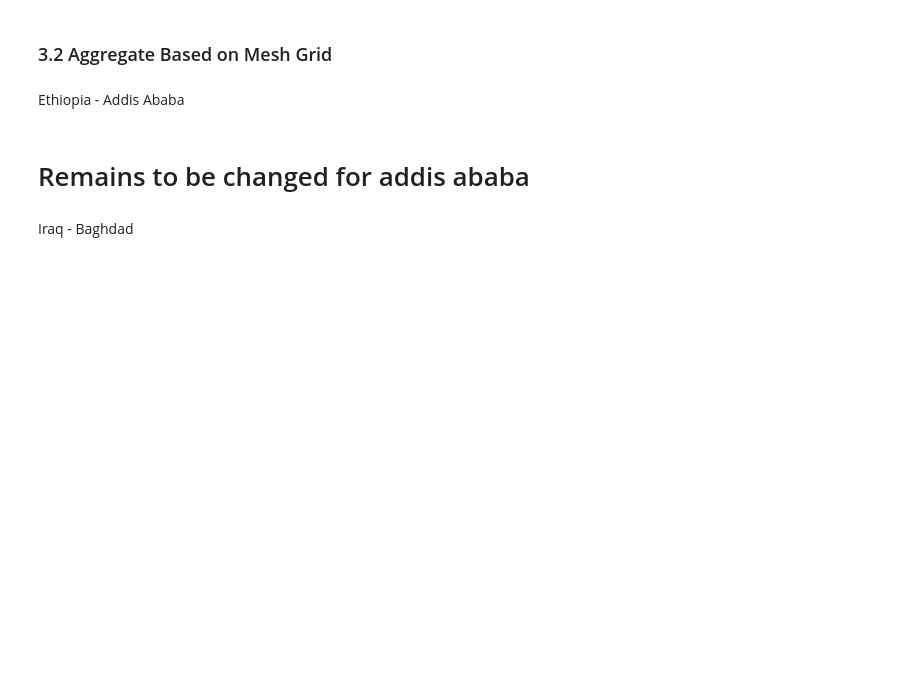
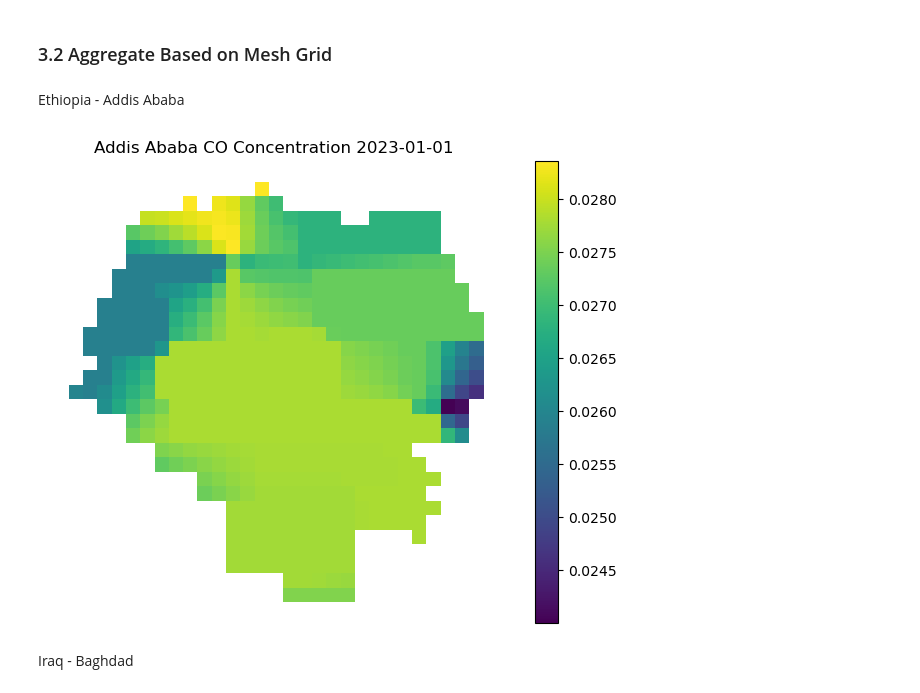
Before and after one commit to yixuan228/air-pollution-mobility-research-project, a Jupyter notebook: notebooks/1_air_pollution_data_analysis.ipynb, the cells around one changed output. Drawn from its saved outputs; the diff is of its cells as text; code cells hidden in the pictures; blank space fills up the shorter version.

```diff
--- a/notebooks/1_air_pollution_data_analysis.ipynb
+++ b/notebooks/1_air_pollution_data_analysis.ipynb
@@ -811,7 +685,5 @@ lyr_addis_name = fiona.listlayers(mesh_addis)[0]         # control layer number
 lyr_baghdad_name = fiona.listlayers(mesh_baghdad)[0]
 # %% [markdown]
 Ethiopia - Addis Ababa
-# %% [markdown]
-# Remains to be changed for addis ababa
 # %%
 # Aggregate Ethiopia - Addis Ababa
@@ -824,4 +696,10 @@ aggregate_data(
     )
+# %%
+demo_mesh = gpd.read_file(DATA_PATH / 'addis-empty-mesh-data'/'addis-ababa-2023-01-01.gpkg')
+plot_mesh(mesh=demo_mesh, feature='CO_mean', title="Addis Ababa CO Concentration 2023-01-01 ", show_edges=False)
+plt.show()
+# %% [output]
+[figure, added]
 # %% [markdown]
 Iraq - Baghdad
 # %%
```
Also changed, not shown: parts of 10 cells of this notebook.
